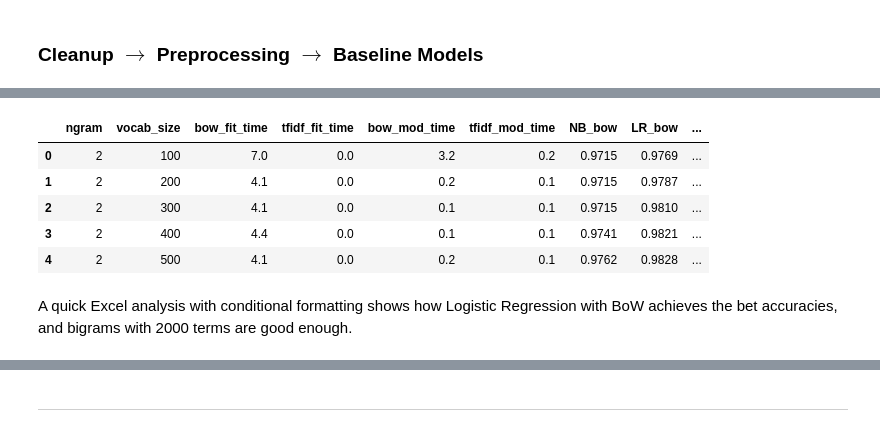
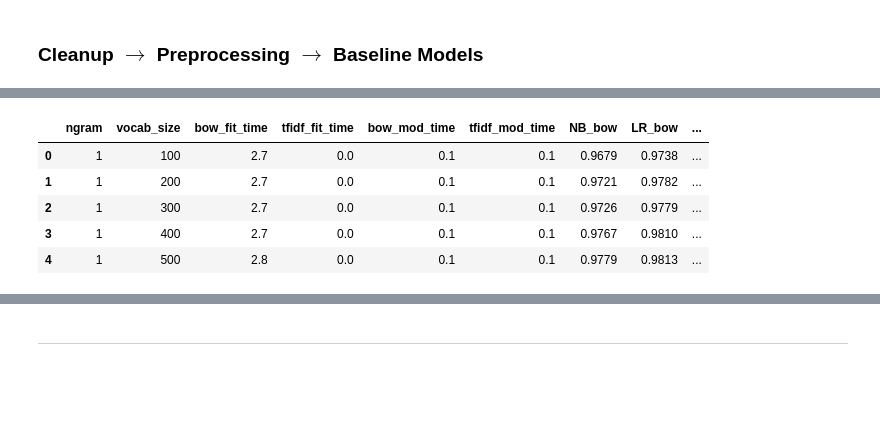
Before and after one commit to BigBangData/NaturalLanguageProcessing, a Jupyter notebook: TextAnalyticsWithR/05_Cleanup_Ngrams.ipynb, the cells around one changed output, grey strips where cells are left out. Drawn from its saved outputs; the diff is of its cells as text; code cells hidden in the pictures; blank space fills up the shorter version.

Commit message:
Fix bad Excel analysis in Ngrams notebook

```diff
--- a/TextAnalyticsWithR/05_Cleanup_Ngrams.ipynb
+++ b/TextAnalyticsWithR/05_Cleanup_Ngrams.ipynb
@@ -129,3 +139,8 @@ def gridsearch_ngrams(X_array, y_array, n_grams, vocab_sizes):
     mins, secs = divmod(time.time() - T1, 60)
     print(f'Elapsed: {mins:0.0f} m {secs:0.0f} s')
     return df
+# %%
+vocab_sizes = list(range(100, 5100, 100))
+
+unigram_df = gridsearch_ngrams(X_array, y_array, n_grams=1,
+                               vocab_sizes=vocab_sizes)
@@ -132,3 +149,4 @@ def gridsearch_ngrams(X_array, y_array, n_grams, vocab_sizes):
 # %%
-bigram_df = gridsearch_ngrams(X_array, y_array, n_grams=2, vocab_sizes=list(range(100, 5100, 100))
+bigram_df = gridsearch_ngrams(X_array, y_array, n_grams=2,
+                              vocab_sizes=vocab_sizes)
 # %% [output]
@@ -136,3 +154,4 @@ Elapsed: 3 m 50 s
 # %%
-trigram_df = gridsearch_ngrams(X_array, y_array, n_grams=3, vocab_sizes=list(range(100, 5100, 100))
+trigram_df = gridsearch_ngrams(X_array, y_array, n_grams=3,
+                               vocab_sizes=vocab_sizes)
 # %% [output]
@@ -140,3 +159,4 @@ Elapsed: 4 m 52 s
 # %%
-quadrigram_df = gridsearch_ngrams(X_array, y_array, n_grams=4, vocab_sizes=list(range(100, 5100, 100))
+quadrigram_df = gridsearch_ngrams(X_array, y_array, n_grams=4,
+                                  vocab_sizes=vocab_sizes)
 # %% [output]
@@ -144,11 +164,15 @@ Elapsed: 3 m 43 s
 # %%
-master_df = pd.concat([bigram_df, trigram_df, quadrigram_df])
+master_df = pd.concat([unigram_df,
+                       bigram_df,
+                       trigram_df,
+                       quadrigram_df])
+
 master_df.index = range(len(master_df))
 master_df.head()
 # %% [output]
 |  | ngram | vocab_size | bow_fit_time | tfidf_fit_time | bow_mod_time | tfidf_mod_time | NB_bow | LR_bow | ... |
-| 0 | 2 | 100 | 7.0 | 0.0 | 3.2 | 0.2 | 0.9715 | 0.9769 | ... |
-| 1 | 2 | 200 | 4.1 | 0.0 | 0.2 | 0.1 | 0.9715 | 0.9787 | ... |
-| 2 | 2 | 300 | 4.1 | 0.0 | 0.1 | 0.1 | 0.9715 | 0.9810 | ... |
-| 3 | 2 | 400 | 4.4 | 0.0 | 0.1 | 0.1 | 0.9741 | 0.9821 | ... |
-| 4 | 2 | 500 | 4.1 | 0.0 | 0.2 | 0.1 | 0.9762 | 0.9828 | ... |
+| 0 | 1 | 100 | 2.7 | 0.0 | 0.1 | 0.1 | 0.9679 | 0.9738 | ... |
+| 1 | 1 | 200 | 2.7 | 0.0 | 0.1 | 0.1 | 0.9721 | 0.9782 | ... |
+| 2 | 1 | 300 | 2.7 | 0.0 | 0.1 | 0.1 | 0.9726 | 0.9779 | ... |
+| 3 | 1 | 400 | 2.7 | 0.0 | 0.1 | 0.1 | 0.9767 | 0.9810 | ... |
+| 4 | 1 | 500 | 2.8 | 0.0 | 0.1 | 0.1 | 0.9779 | 0.9813 | ... |
@@ -158,2 +178,0 @@ master_df.to_csv(os.path.join(save_dir, "Ngram_Tfidf_baseline_accuracies.csv"),
-# %% [markdown]
-A quick Excel analysis with conditional formatting shows how Logistic Regression with BoW achieves the bet accuracies, and bigrams with 2000 terms are good enough.
```
Also changed, not shown: parts of 20 cells of this notebook, 4 other files.
